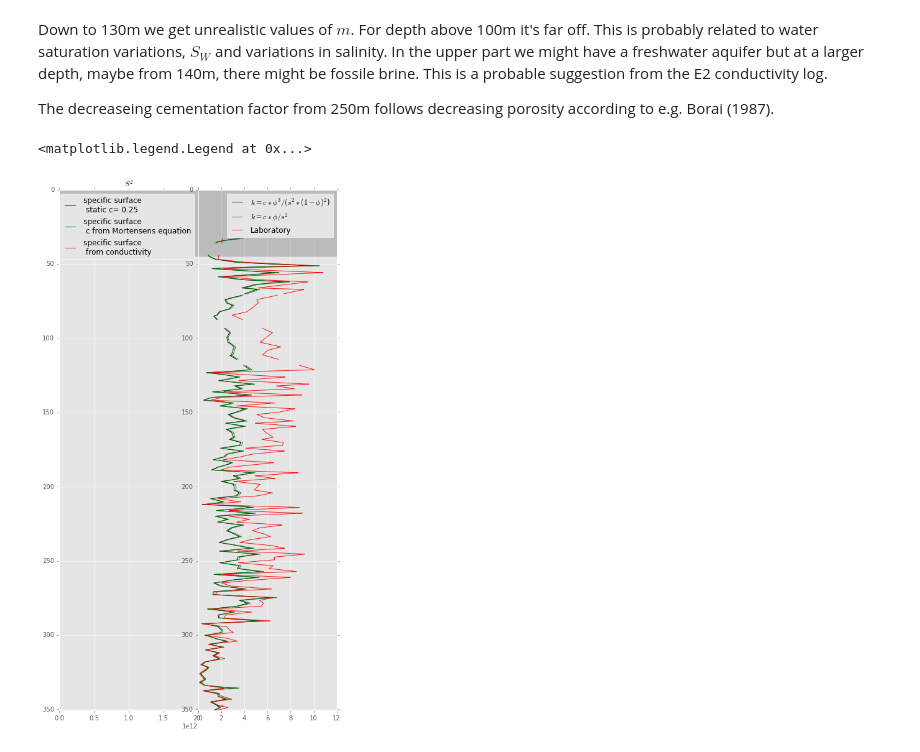
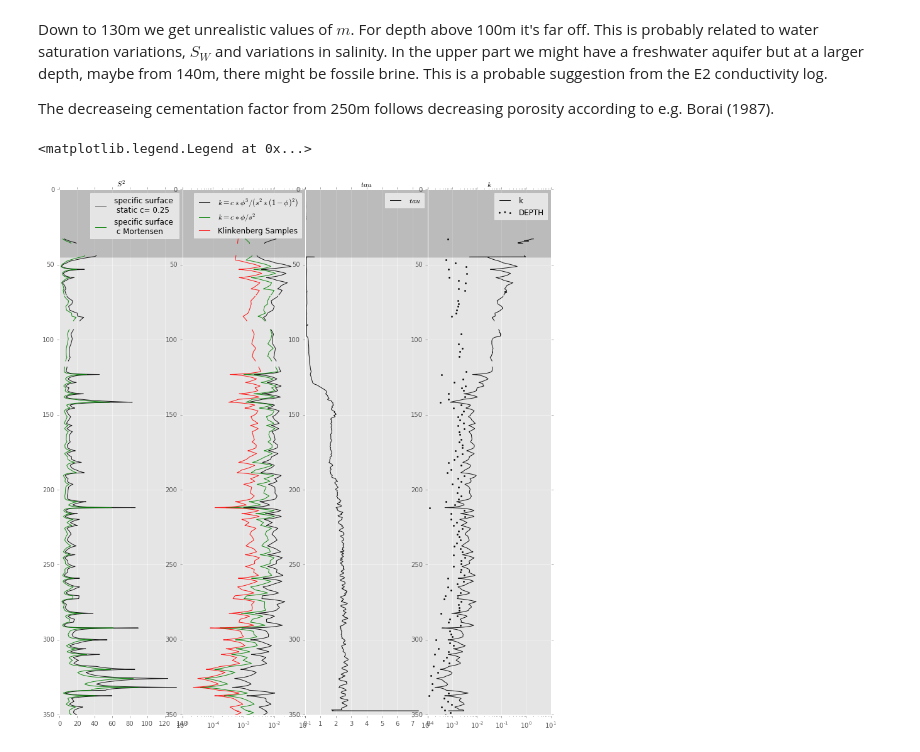
Before and after one commit to TobbeTripitaka/Dalbyover, a Jupyter notebook: Dalbyover sonic log.ipynb, the cells around one changed output. Drawn from its saved outputs; the diff is of its cells as text; code cells hidden in the pictures.

Commit message:
Klinkenberg corrections

```diff
--- a/Dalbyover sonic log.ipynb
+++ b/Dalbyover sonic log.ipynb
@@ -710,14 +725,17 @@ plt.xticks(rotation='vertical')
 m=2
 a=1 #a-factor is close to unity as expected for a sediment with small clay content and a low BET value
 
-resistivity_fluid = 10000/data['COND_E2'] #TCDS3719 i uS/cm
-resistivity_chalk = 1000/data['COND_G'] #INDG1832 i mS/m
+resistivity_fluid = 1/data['COND_E2'] #TCDS3719
+resistivity_chalk = 1/data['COND_G'] #INDG1832
 
 #Formation factors
 ax0 = plt.subplot(131)
-well_plot(resistivity_chalk/resistivity_fluid,data['DEPTH'], lw=1, alpha=0.9, color= 'green', label='Archie F from cond')
-well_plot(a/((0.01*POR_inter)**m),data['DEPTH'], lw=1, alpha=0.9, color= 'brown', label='Archie F from $\phi$')
-well_plot(0.81*(0.01*POR_inter)**-2,data['DEPTH'], lw=1, alpha=0.5, color= 'purple', label='SFF')
+Ff0 = resistivity_chalk/resistivity_fluid
+Ff1 = a/(POR_inter**m)
+Ff2 = 0.81*(POR_inter)**-2
+well_plot(Ff0,data['DEPTH'], lw=1, alpha=0.9, color= 'green', label='Archie F from cond')
+well_plot(Ff1,data['DEPTH'], lw=1, alpha=0.9, color= 'brown', label='Archie F from $\phi$')
+well_plot(Ff2,data['DEPTH'], lw=1, alpha=0.5, color= 'purple', label='SFF')
 plt.title('Formation factor', fontsize = 12)
 ax1.axes.get_yaxis().set_visible(False)
 plt.xlim(0, 20)
@@ -726,7 +744,7 @@ casing_plot()
 
 ax1 = plt.subplot(132)
 plt.title('Formation factor \n Difference', fontsize = 12)
-diff_form=resistivity_chalk/resistivity_fluid-a/((0.01*POR_inter)**m)
+diff_form=resistivity_chalk/resistivity_fluid-a/(POR_inter**m)
 ax1.fill_betweenx(data['DEPTH'],diff_form,color= 'red',label='Difference')
 plt.xlim(-18, 18)
 plt.ylim(max(data['DEPTH']),0)
@@ -734,7 +752,7 @@ casing_plot()
 
 ax2 = plt.subplot(133)
 plt.title('Cementation factor \n to fit formation factors', fontsize = 12)
-m_form=(np.log(a*resistivity_fluid/resistivity_chalk))/(np.log(0.01*POR_inter))
+m_form=(np.log(a*resistivity_fluid/resistivity_chalk))/(np.log(POR_inter))
 well_plot(m_form,data['DEPTH'], lw=1, alpha=0.9, color= 'green', label='m')
 plt.xlim(-3, 4)
 casing_plot()
@@ -748,42 +766,56 @@ Down to 130m we get unrealistic values of $m$.  For depth above 100m it's far of
 
 The decreaseing cementation factor from 250m follows decreasing porosity according to e.g. Borai (1987).
 # %%
-fig = plt.figure(figsize=(12,15))
+fig = plt.figure(figsize=(14,15))
 fig.subplots_adjust(wspace=0.0)
 plt.xticks(rotation='vertical')
 
-
-
-ax0 = plt.subplot(131)
+ax0 = plt.subplot(141)
 c=0.25
 plt.title('$S^2$', fontsize = 12)
 mortensen_c1 = np.array([mortensen1(POR_mort) for POR_mort in POR_inter/100])
-surface_form_mortensen = (mortensen_c1*(POR_inter**3)/PERM_inter)
-surface_form_stat = (c*(POR_inter**3)/PERM_inter)
-surface_from_cond = data['COND_G']/((POR_inter**m_form)*data['COND_E2'])
+surface_form_mortensen = (mortensen_c1*(POR_inter**3)/klinkenberg_inter)
+surface_form_stat = (c*(POR_inter**3)/klinkenberg_inter)
+well_plot(surface_form_stat,data['DEPTH'], lw=1, alpha=0.9, color= 'black', label='specific surface \n static c= %s'%c)
+well_plot(surface_form_mortensen,data['DEPTH'], lw=1, alpha=0.9, color= 'green', label='specific surface \n c Mortensen')
+casing_plot()
+plt.legend()
 
-well_plot(surface_form_stat,data['DEPTH'], lw=1, alpha=0.9, color= 'black', label='specific surface \n static c= %s'%c)
-well_plot(surface_form_mortensen,data['DEPTH'], lw=1, alpha=0.9, color= 'green', label='specific surface \n c from Mortensens equation')
-well_plot(surface_from_cond,data['DEPTH'], lw=1, alpha=0.9, color= 'red', label='specific surface \n from conductivity')
+
+ax1 = plt.subplot(142)
+k2_inter=(mortensen_c1*POR_inter**3)/(surface_form_mortensen*(1-POR_inter)**2)
+k1_inter=mortensen_c1*POR_inter/surface_form_mortensen
+
+well_plot(k1_inter,data['DEPTH'], lw=1, alpha=0.9, color= 'black', label='$k=c*\phi^3/(s^2*(1-\phi)^2)$')
+well_plot(k2_inter,data['DEPTH'], lw=1, alpha=0.9, color= 'green', label='$k=c*\phi/s^2$')
+well_plot(klinkenberg_inter,data['DEPTH'], lw=1, alpha=0.9, color= 'red', label='Klinkenberg Samples')
+ax1.set_xscale('log')
+casing_plot()
+plt.legend()
+
+ax2 = plt.subplot(143)
+plt.title('$ tau $', fontsize = 12)
+tau = Ff0*POR_inter
+well_plot(tau,data['DEPTH'], lw=1, alpha=0.9, color= 'black', label='$tau$')
+casing_plot()
+plt.legend()
+
+ax3 = plt.subplot(144)
+plt.title('$k$', fontsize = 12)
+k_final = (mortensen_c1*POR_inter)/(tau*surface_form_mortensen)
+well_plot(k_final,data['DEPTH'], lw=1, alpha=0.9, color= 'black', label='k')
+ax3.scatter(klinkenberg_samples, data['DEPTH'][mask_PERM],color='black',marker='.')
+#ax6.scatter(data['COND_G'], data['COND_E2'],c=data['DEPTH'], cmap='copper_r', s=10, alpha = 0.6, ,edgecolors='none')
 
 casing_plot()
 plt.legend()
 
-ax1 = plt.subplot(132)
-k2_inter=1000*(mortensen_c1*POR_inter**3)/(surface_form_mortensen*(1-POR_inter)**2)
-k1_inter=1000*mortensen_c1*POR_inter/surface_form_mortensen
+ax3.set_xscale('log')
 
-well_plot(k1_inter,data['DEPTH'], lw=1, alpha=0.9, color= 'black', label='$k=c*\phi^3/(s^2*(1-\phi)^2$)')
-well_plot(k2_inter,data['DEPTH'], lw=1, alpha=0.9, color= 'green', label='$k=c*\phi/s^2$')
-
-well_plot(PERM_inter,data['DEPTH'], lw=1, alpha=0.9, color= 'red', label='Laboratory')
-#ax4.set_xscale('log')
-
-casing_plot()
 plt.legend()
 # %% [output]
 <matplotlib.legend.Legend at 0x...>
-[figure, old version]
+[figure, new version]
 # %%
 #print mortensen(0.9)
 #print klinkenberg(4)
```
Also changed, not shown: parts of 8 cells of this notebook, 1 other file.
